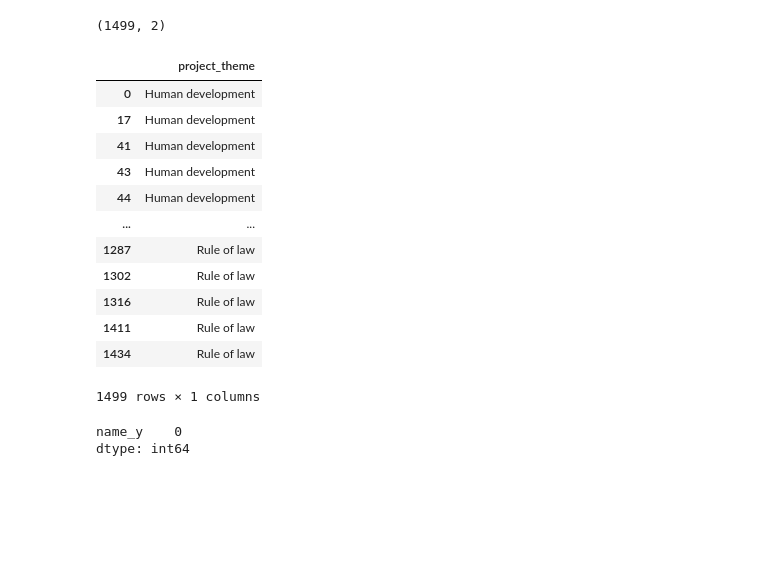
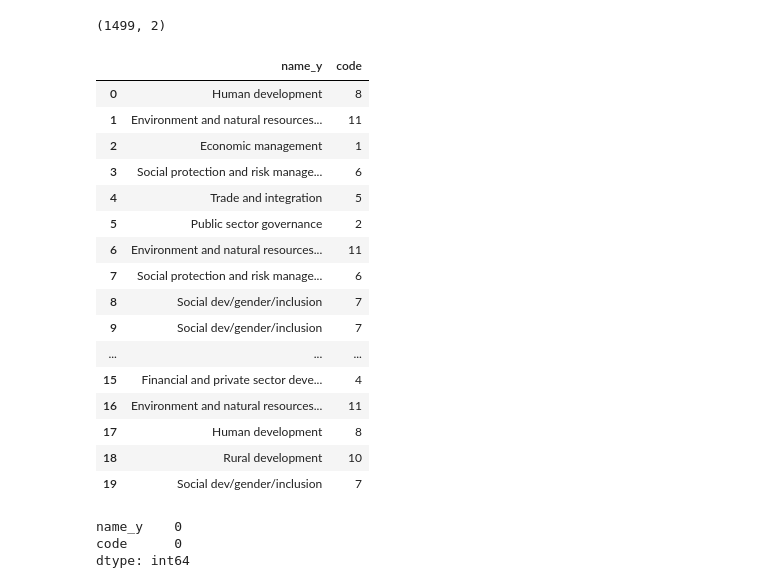
Before and after one commit to JoshSpangler96/mec-mini-projects, a Jupyter notebook: mec-5.4.4-json-data-wrangling-mini-project/Json_Data_Wrangling.ipynb, the cells around one changed output. Cells and saved outputs as stored; diff of their text form; code cells hidden in the pictures; blank space fills up the shorter version.

Commit message:
fixed index error

```diff
--- a/mec-5.4.4-json-data-wrangling-mini-project/Json_Data_Wrangling.ipynb
+++ b/mec-5.4.4-json-data-wrangling-mini-project/Json_Data_Wrangling.ipynb
@@ -215,27 +223,35 @@ themes_df.shape
 # %% [output]
 (1499, 2)
 # %%
-themes_clean_df = themes_df.merge(name_themes_df,how='outer',left_on=['code'],right_index=True)
-themes_clean_df = pd.DataFrame(themes_clean_df[['name_y']])
+# merge the name_themes_df with themes_df to associate each code to the project theme
+themes_clean_df = themes_df.merge(name_themes_df, how='outer', left_on=['code'], right_index=True)
+themes_clean_df
+themes_clean_df = pd.DataFrame(themes_clean_df[['name_y', 'code']])
 themes_clean_df.rename({'name_y': 'project_theme'}, axis=1)
+themes_clean_df.sort_index().head(20)
 # %% [output]
-|  | project_theme |
-| 0 | Human development |
-| 17 | Human development |
-| 41 | Human development |
-| 43 | Human development |
-| 44 | Human development |
-| ... | ... |
-| 1287 | Rule of law |
-| 1302 | Rule of law |
-| 1316 | Rule of law |
-| 1411 | Rule of law |
-| 1434 | Rule of law |
+|  | name_y | code |
+| 0 | Human development | 8 |
+| 1 | Environment and natural resources... | 11 |
+| 2 | Economic management | 1 |
+| 3 | Social protection and risk manage... | 6 |
+| 4 | Trade and integration | 5 |
+| 5 | Public sector governance | 2 |
+| 6 | Environment and natural resources... | 11 |
+| 7 | Social protection and risk manage... | 6 |
+| 8 | Social dev/gender/inclusion | 7 |
+| 9 | Social dev/gender/inclusion | 7 |
+| ... | ... | ... |
+| 15 | Financial and private sector deve... | 4 |
+| 16 | Environment and natural resources... | 11 |
+| 17 | Human development | 8 |
+| 18 | Rural development | 10 |
+| 19 | Social dev/gender/inclusion | 7 |
-1499 rows × 1 columns
 # %%
 # Verify that there are no empty strings
 themes_clean_df.replace(r'^\s*$', np.nan, regex=True)
 themes_clean_df.isna().sum()
 # %% [output]
 name_y    0
+code      0
 dtype: int64
```
Also changed, not shown: parts of 4 cells of this notebook.
